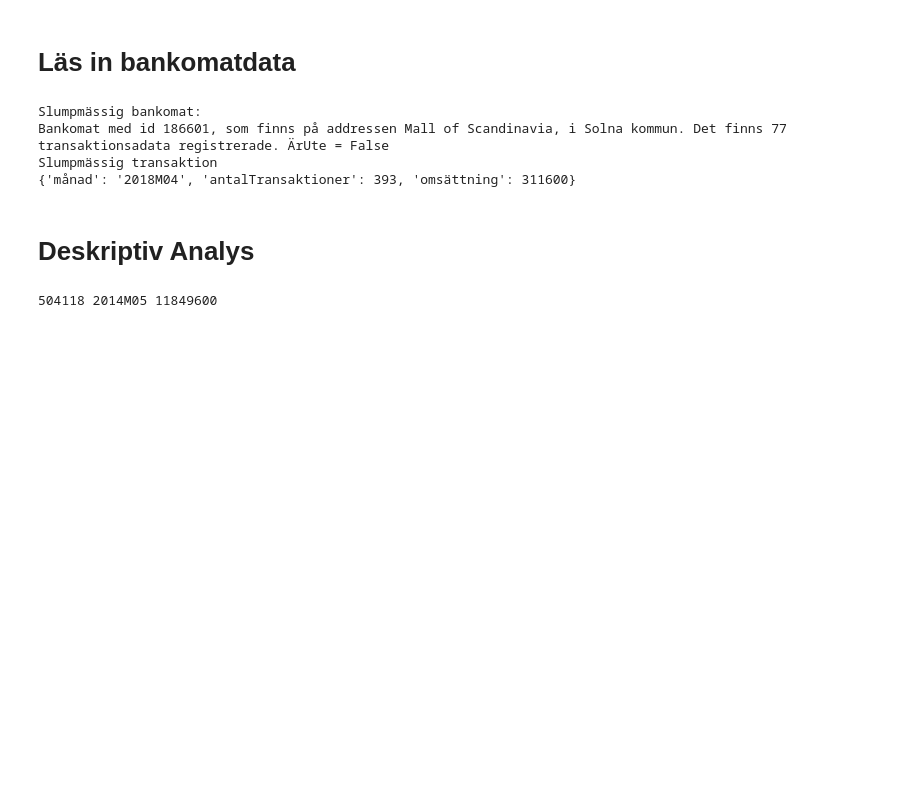
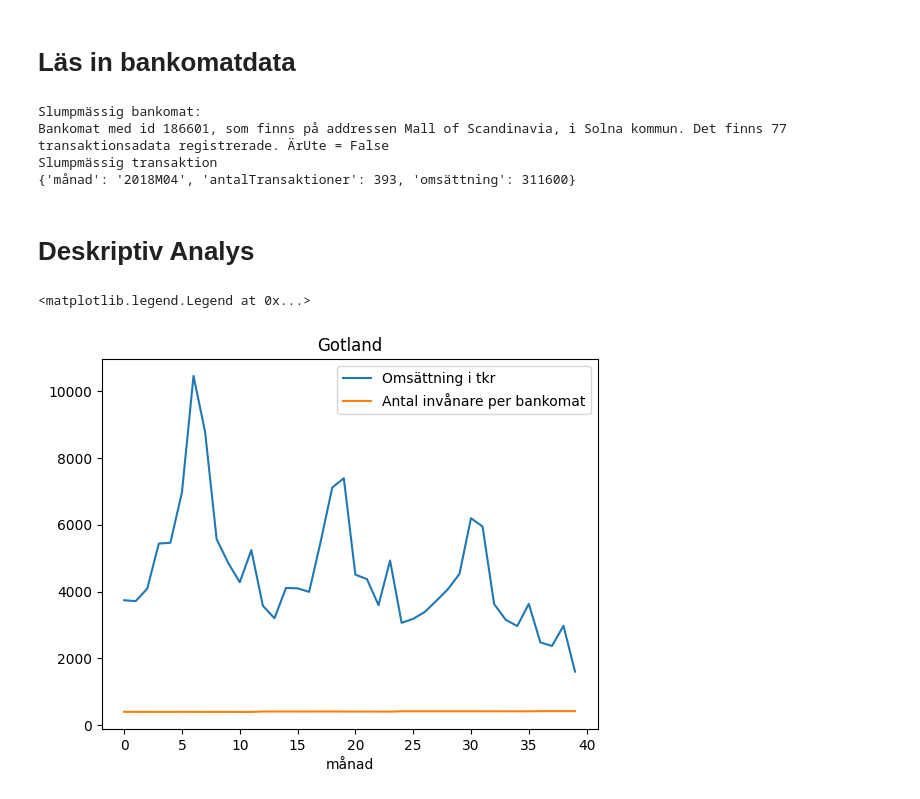
Before and after one commit to FabianFix/Kvaff-Projekt, a Jupyter notebook: project.ipynb, the cells around one changed output. Drawn from its saved outputs; the diff is of its cells as text; code cells hidden in the pictures; blank space fills up the shorter version.

```diff
--- a/project.ipynb
+++ b/project.ipynb
@@ -31,25 +31,33 @@ Slumpmässig transaktion
 # %%
 import pandas as pd
 from matplotlib import pyplot as plt
 
 slumpmässigBankomat = data.bankomater[randint(0, len(data.bankomater)-1)]
 
 transaktionsMånader = []
 
 for transaktionsmånad in slumpmässigBankomat.transaktionsDataSEK:
     transaktionsMånader.append(transaktionsmånad)
 
 kommun = [kommun for kommun in data.kommuner if kommun.namn == slumpmässigBankomat.geographicalData["kommun"]][0]
 
+bankomaterIKommunen = [bankomat for bankomat in data.bankomater if bankomat.geographicalData["kommun"] == kommun.namn]
+
+antalBankomater = len(bankomaterIKommunen)
+
 månader = []
 omsättningar = []
 befolkningar = []
 
 for månad in transaktionsMånader:
-    befolkningar.append(kommun.data[månad["månad"]]["total"])
+    befolkningar.append(kommun.data[månad["månad"]]["total"] / antalBankomater)
     månader.append(månad["månad"])
-    omsättningar.append(månad["omsättning"])
+    omsättningar.append(månad["omsättning"]/1000)
 
-print(befolkningar[4], månader[4], omsättningar[4])
+plt.plot(range(len(månader)), omsättningar, befolkningar)
+plt.title(kommun.namn)
+plt.xlabel("månad")
+plt.legend(["Omsättning i tkr", "Antal invånare per bankomat"])
 # %% [output]
-504118 2014M05 11849600
+<matplotlib.legend.Legend at 0x...>
+[figure, added]
```
